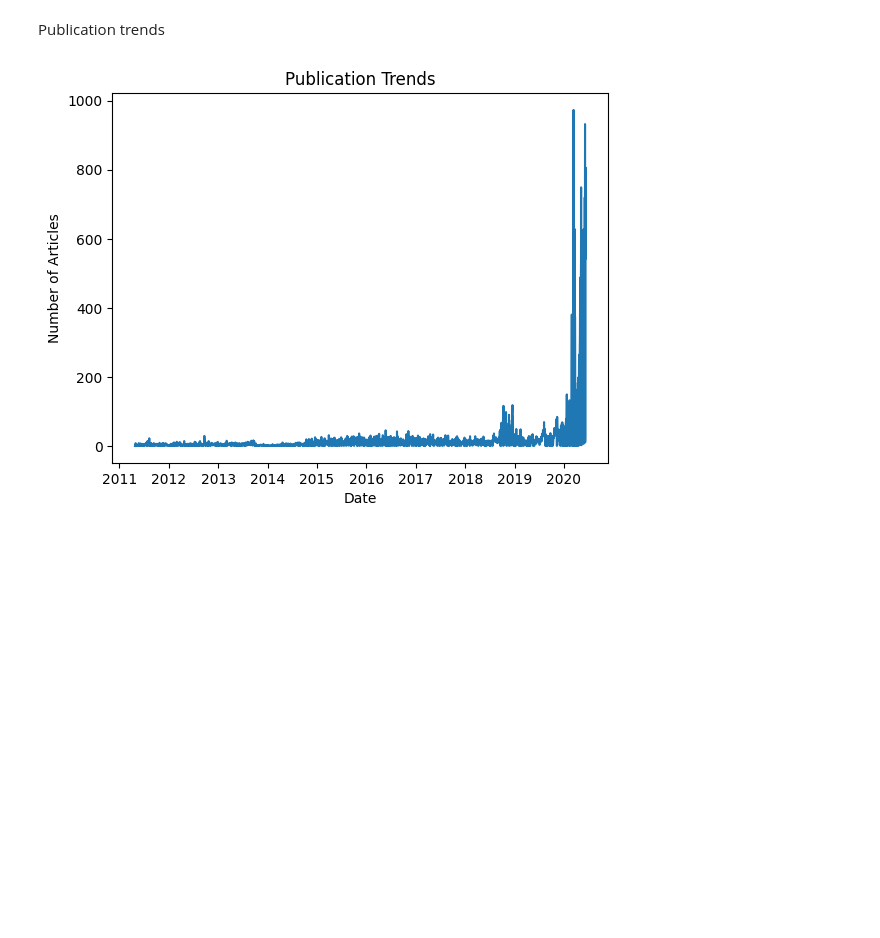
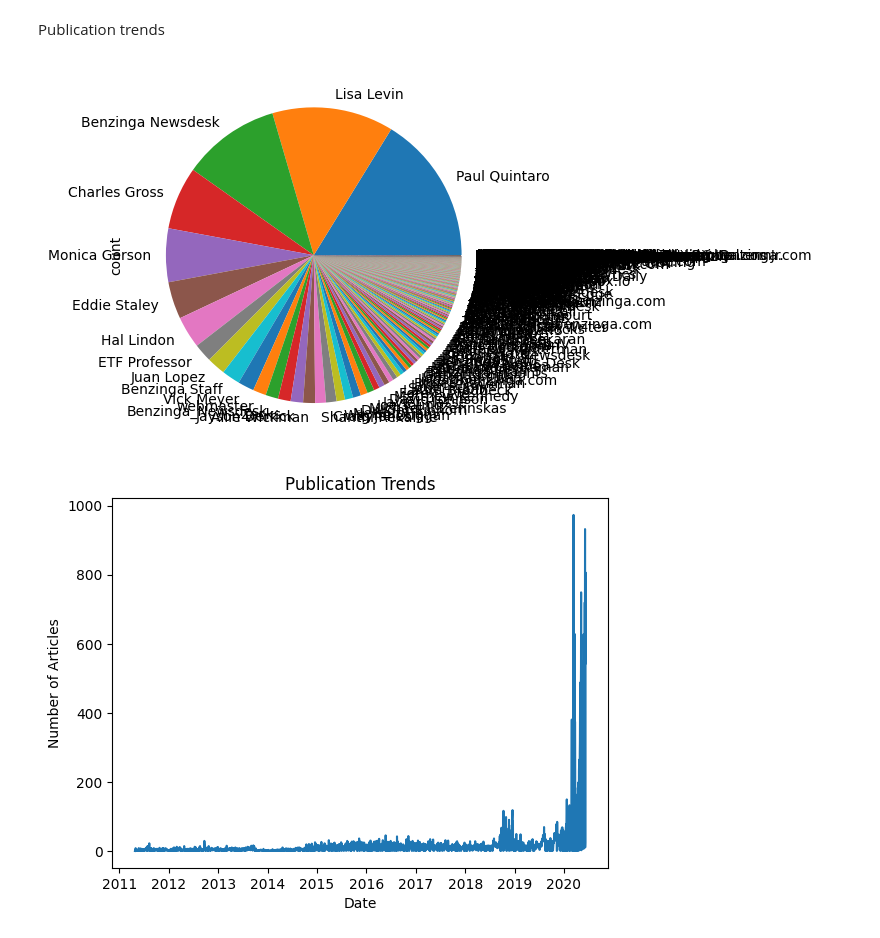
Before and after one commit to yishakk/Week-1---Nova-Financial-Insights, a Jupyter notebook: notebooks/descriptive_statistics.ipynb, the cells around one changed output. Cells and saved outputs as stored; diff of their text form; code cells hidden in the pictures; blank space fills up the shorter version.

```diff
--- a/notebooks/descriptive_statistics.ipynb
+++ b/notebooks/descriptive_statistics.ipynb
@@ -48,6 +48,11 @@ Jeremie Capron            1
 Name: count, Length: 1034, dtype: int64
 # %% [markdown]
 Publication trends
+# %%
+publisher_counts.plot(kind='pie')
+plt.show()
+# %% [output]
+[figure, added]
 # %%
 df['date'] = pd.to_datetime(df['date'], errors='coerce')
 df = df.dropna(subset=['date'])
```
Also changed, not shown: 2 other files.
